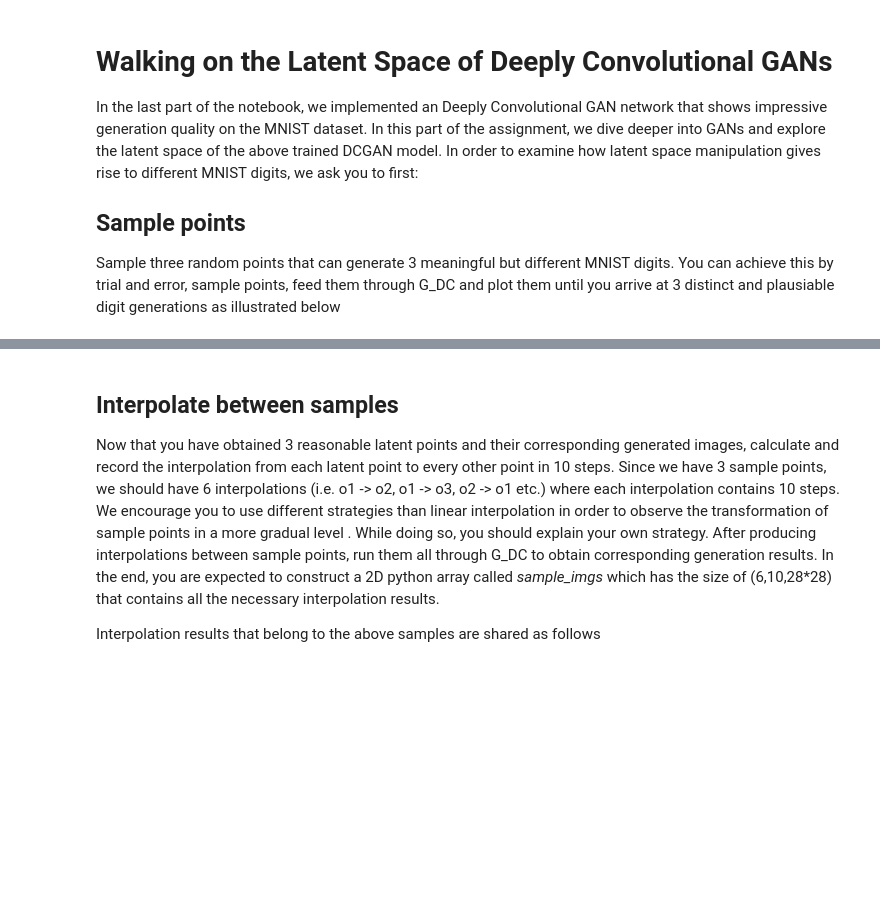
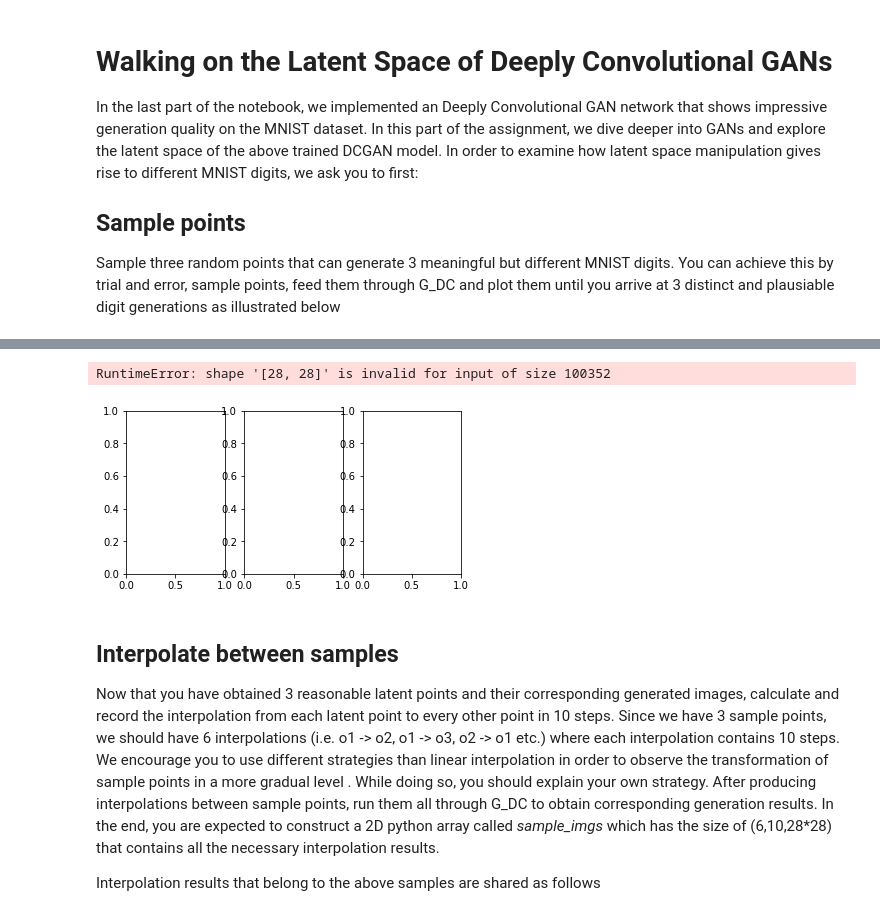
Before and after one commit to uyarahmet/COMP411, a Jupyter notebook: Assignment-3/Generative_Adversarial_Networks_Answers.ipynb, the cells around one changed output, grey strips where cells are left out. Drawn from its saved outputs; the diff is of its cells as text; code cells hidden in the pictures; blank space fills up the shorter version.

```diff
--- a/Assignment-3/Generative_Adversarial_Networks_Answers.ipynb
+++ b/Assignment-3/Generative_Adversarial_Networks_Answers.ipynb
@@ -547,32 +683,42 @@ Image("samples.png", width=300, height=300)
 # %%
 o1, o2, o3 = None, None, None
 G_DC.eval()
 
 ##############################################################################
 # TODO: Sample three legit points, generate 3 images and assign them         #
 # to o1,o2 and o3                                                            #
 #                                                                            #
 # HINT: You can use the functions you implemented                            #
 ##############################################################################
 # *****START OF YOUR CODE (DO NOT DELETE/MODIFY THIS LINE)*****
 
-pass
+batch_size = 128
+sample_noise1 = sample_noise(batch_size, NOISE_DIM)
+sample_noise2 = sample_noise(batch_size, NOISE_DIM)
+sample_noise3 = sample_noise(batch_size, NOISE_DIM)
+
+o1 = G_DC(sample_noise1)
+o2 = G_DC(sample_noise2)
+o3 = G_DC(sample_noise3)
 
 # *****END OF YOUR CODE (DO NOT DELETE/MODIFY THIS LINE)*****
 ##############################################################################
 #                               END OF YOUR CODE                             #
 ##############################################################################
 
 r = 1; c = 3
 fig, axs = plt.subplots(r, c)
 fig.set_figheight(3)
 fig.set_figwidth(6)
 axs[0].imshow(o1.view(28,28).detach().cpu().numpy())
 axs[0].axis('off')
 axs[1].imshow(o2.view(28,28).detach().cpu().numpy())
 axs[1].axis('off')
 axs[2].imshow(o3.view(28,28).detach().cpu().numpy())
 axs[2].axis('off')
+# %% [output]
+RuntimeError: shape '[28, 28]' is invalid for input of size 100352
+[figure, added]
 # %% [markdown]
 ## Interpolate between samples
 
```
Also changed, not shown: parts of 23 cells of this notebook, 2 other files.
